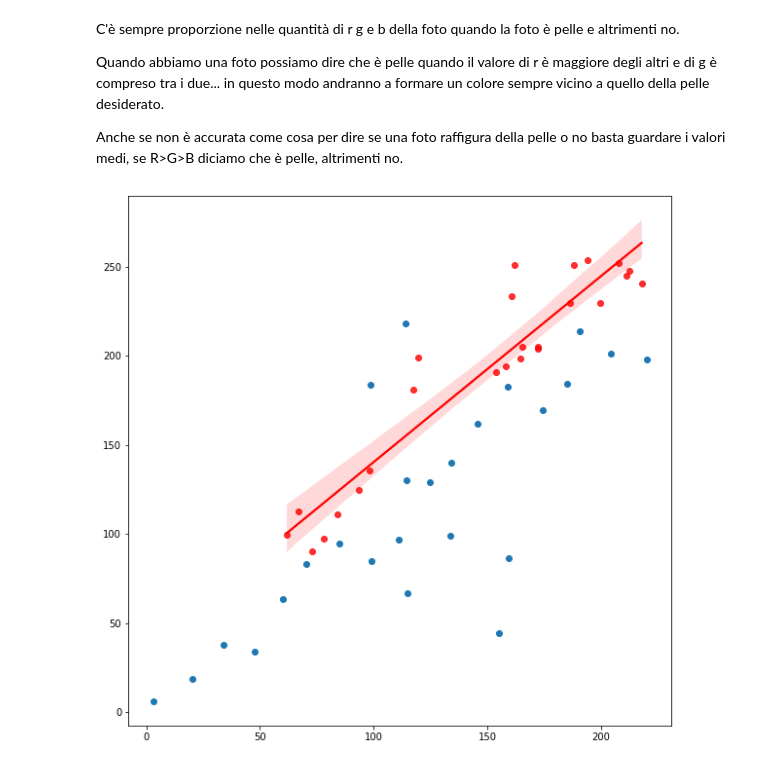
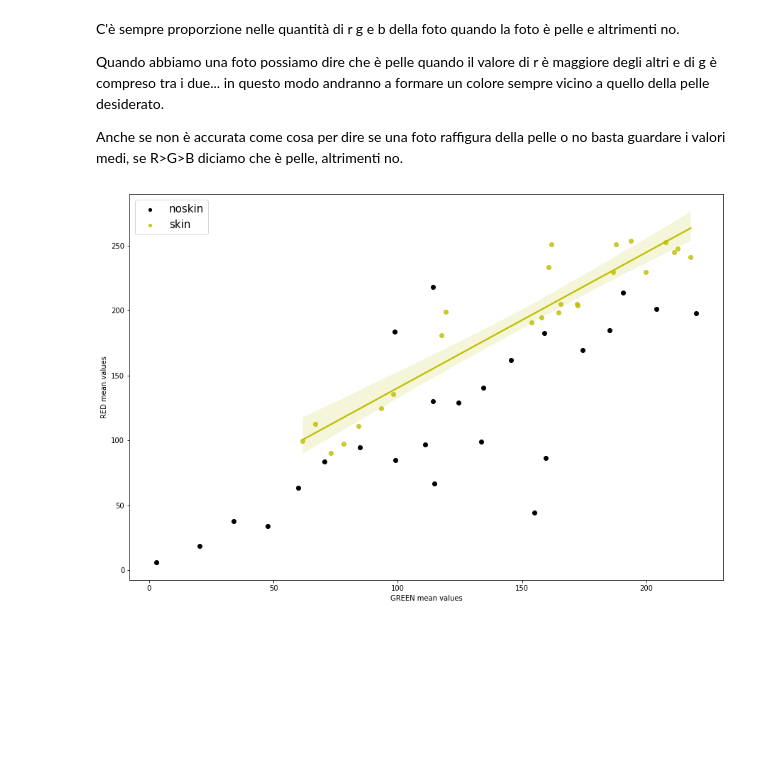
Before and after one commit to lilbrizzi/SkinDetection, a Jupyter notebook: colore/SkinDetectionLAB.ipynb, the cells around one changed output. Saved outputs shown, nothing was run; the diff lists cells and outputs as text; code cells hidden in the pictures; blank space fills up the shorter version.

```diff
--- a/colore/SkinDetectionLAB.ipynb
+++ b/colore/SkinDetectionLAB.ipynb
@@ -385,11 +385,14 @@ Quando abbiamo una foto possiamo dire che è pelle quando il valore di r è magg
 
 Anche se non è accurata come cosa per dire se una foto raffigura della pelle o no basta guardare i valori medi, se R>G>B diciamo che è pelle, altrimenti no.
 # %%
-plt.figure(figsize=(10,10))
-#plt.scatter(y=arrayR,x=arrayG, color = 'r')
-plt.scatter(y=arrayR2,x=arrayG2)
-sns.regplot(y=arrayR,x=arrayG, color = 'r')
-#sns.regplot(y=arrayR2,x=arrayG2)
+plt.figure(figsize=(15,10))
+plt.ylabel('RED mean values')
+plt.xlabel('GREEN mean values')
+
+plt.scatter(y=arrayR2,x=arrayG2, label="noskin", color = 'black')
+sns.regplot(y=arrayR,x=arrayG, label="skin", color = 'y')
+
+plt.legend(markerscale=0.7, loc='upper left', scatterpoints=1, fontsize=15)
 plt.show()
 # %% [output]
-[figure, old version]
+[figure, new version]
```
